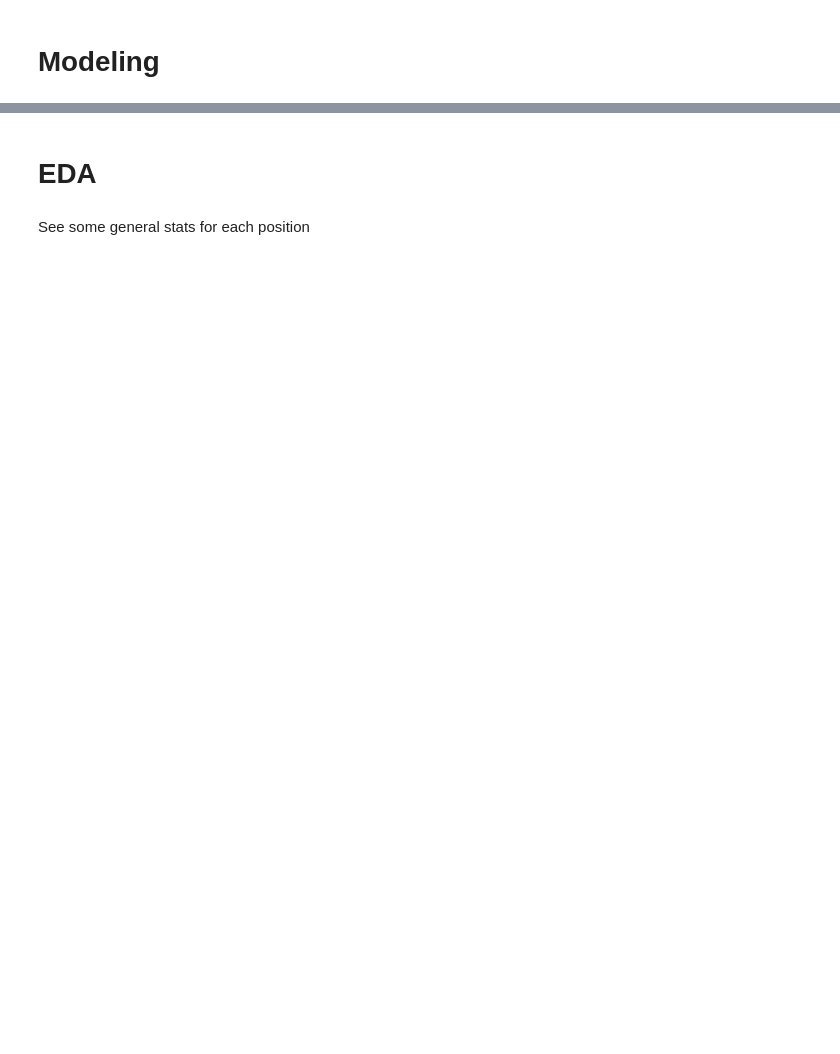
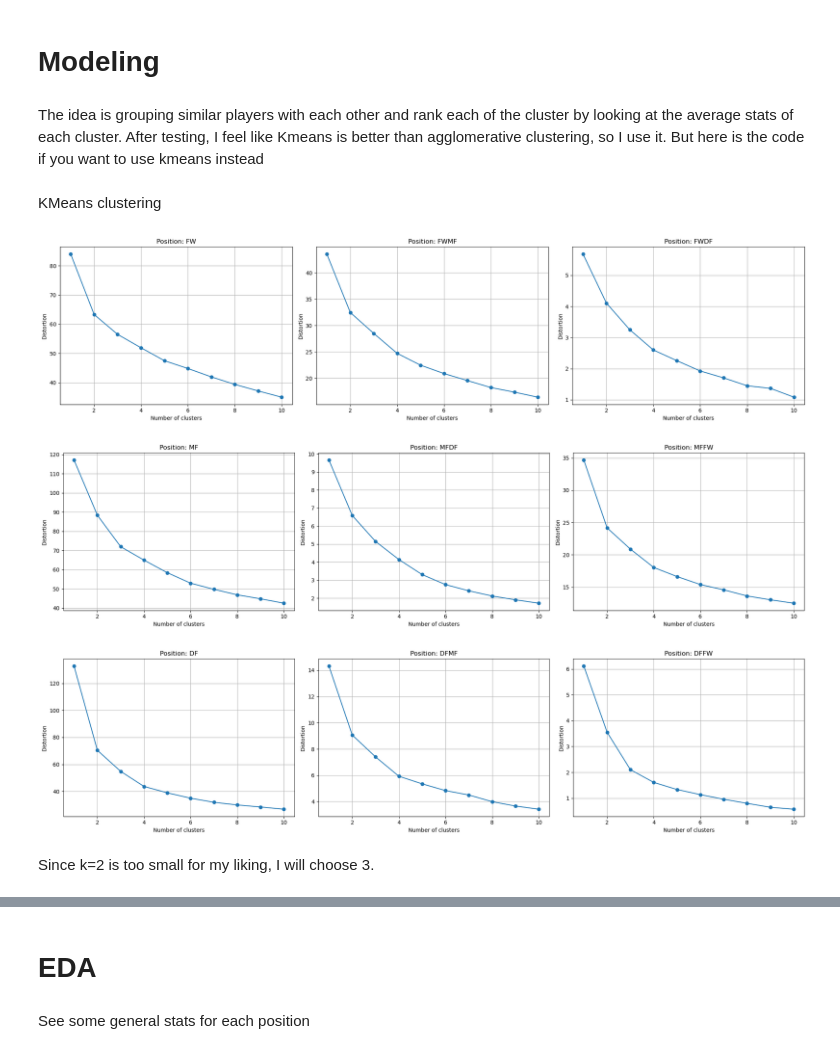
Before and after one commit to quangbui04/Football-Player-Comparison, a Jupyter notebook: football-players-visualization.ipynb, the cells around one changed output, grey strips where cells are left out. Cells and saved outputs as stored; diff of their text form; code cells hidden in the pictures; blank space fills up the shorter version.

Commit message:
Kaggle Notebook | Football players visualization | Version 12

```diff
--- a/football-players-visualization.ipynb
+++ b/football-players-visualization.ipynb
@@ -176,3 +183,6 @@ df_2022 = pd.read_csv("/kaggle/input/20222023-football-player-stats/2022-2023 Fo
+# %%
+df_2022 = df_2022[df_2022["Pos"] != "GK"]
+df_2022.drop(["Rk"], axis=1, inplace=True)
 # %%
 def player_unify(df):
 
@@ -227,12 +242,13 @@ def player_unify(df):
 # %%
-df_players = player_unify(df_2022)
+df_players, player_switchclub = player_unify(df_2022)
 df_players = df_players.reset_index()
 df_players.drop("index", axis=1, inplace=True)
-del df_2022
-# %%
-scaler = MinMaxScaler()
-df_radar = scaler.fit_transform(df_players[goals_info + passes_info + skill_info + defense_info + ['AerWon%', 'PasTotCmp%', 'PasCmp', 'ScaPassLive', 'ScaPassDead', 'ScaSh', 'GcaPassLive', 'GcaPassDead', 'GcaDrib', 'GcaSh', 'GcaFld', 'TklDef3rd', 'TklMid3rd', 'TklAtt3rd', 'TklDriAtt', 'TklDri%', 'TklDriPast', 'BlkSh']])
-df_players.drop(["Rk"], axis=1, inplace=True)
-df_radar = pd.concat([df_players[["Player", 'MP', 'Starts', 'Min']], pd.DataFrame(df_radar)], axis=1)
-df_radar.columns = ["Player", 'MP', 'Starts', 'Min'] + goals_info + passes_info + skill_info + defense_info + ['AerWon%', 'PasTotCmp%', 'PasCmp', 'ScaPassLive', 'ScaPassDead', 'ScaSh', 'GcaPassLive', 'GcaPassDead', 'GcaDrib', 'GcaSh', 'GcaFld', 'TklDef3rd', 'TklMid3rd', 'TklAtt3rd', 'TklDriAtt', 'TklDri%', 'TklDriPast', 'BlkSh']
+# %%
+scaler = MinMaxScaler()
+df_radar = scaler.fit_transform(df_players[np.unique(playing_time + forward_features + midfielder_features + defender_features)])
+df_radar = pd.DataFrame(df_radar)
+df_radar.columns = np.unique(playing_time + forward_features + midfielder_features + defender_features)
+df_2022.reset_index(drop=True, inplace=True)
+df_radar.reset_index(drop=True, inplace=True)
+df_radar = pd.concat([df_players[["Player", "Pos", "Comp"]], df_radar], axis=1)
 # %%
@@ -242,2 +258,4 @@ all_positions = list(np.unique(df_players["Pos"].values))
 # %% [markdown]
 # Modeling
+# %% [markdown]
+The idea is grouping similar players with each other and rank each of the cluster by looking at the average stats of each cluster. After testing, I feel like Kmeans is better than agglomerative clustering, so I use it. But here is the code if you want to use kmeans instead
@@ -244 +294,28 @@ all_positions = list(np.unique(df_players["Pos"].values))
+# %% [markdown]
+KMeans clustering
+# %%
+position = [forward_position, midfield_position, defender_position]
+for j in range(len(position)):
+    fig, axes = plt.subplots(nrows=1, ncols=3, figsize=(20,5))
+    for i in range(3):
+        distortions = []
+        for n_clusters in range(1, 11):
+            kmeans = KMeans(n_clusters=n_clusters, n_init=20, init='k-means++', random_state=1)
+            kmeans.fit(df_radar[df_radar["Pos"] == position[j][i]][forward_features])
+            distortions.append(kmeans.inertia_)
+
+        axes[i].plot(range(1, 11), distortions, marker='o')
+        axes[i].set_xlabel('Number of clusters')
+        axes[i].set_ylabel('Distortion')
+        axes[i].set_title('Position: ' + position[j][i])
+        axes[i].grid(True)
+
+    plt.tight_layout()
+    plt.show()
+# %% [output]
+[figure, added]
+[figure, added]
+[figure, added]
+# %% [markdown]
+Since k=2 is too small for my liking, I will choose 3.
 # %%
```
Also changed, not shown: parts of 47 cells of this notebook.
